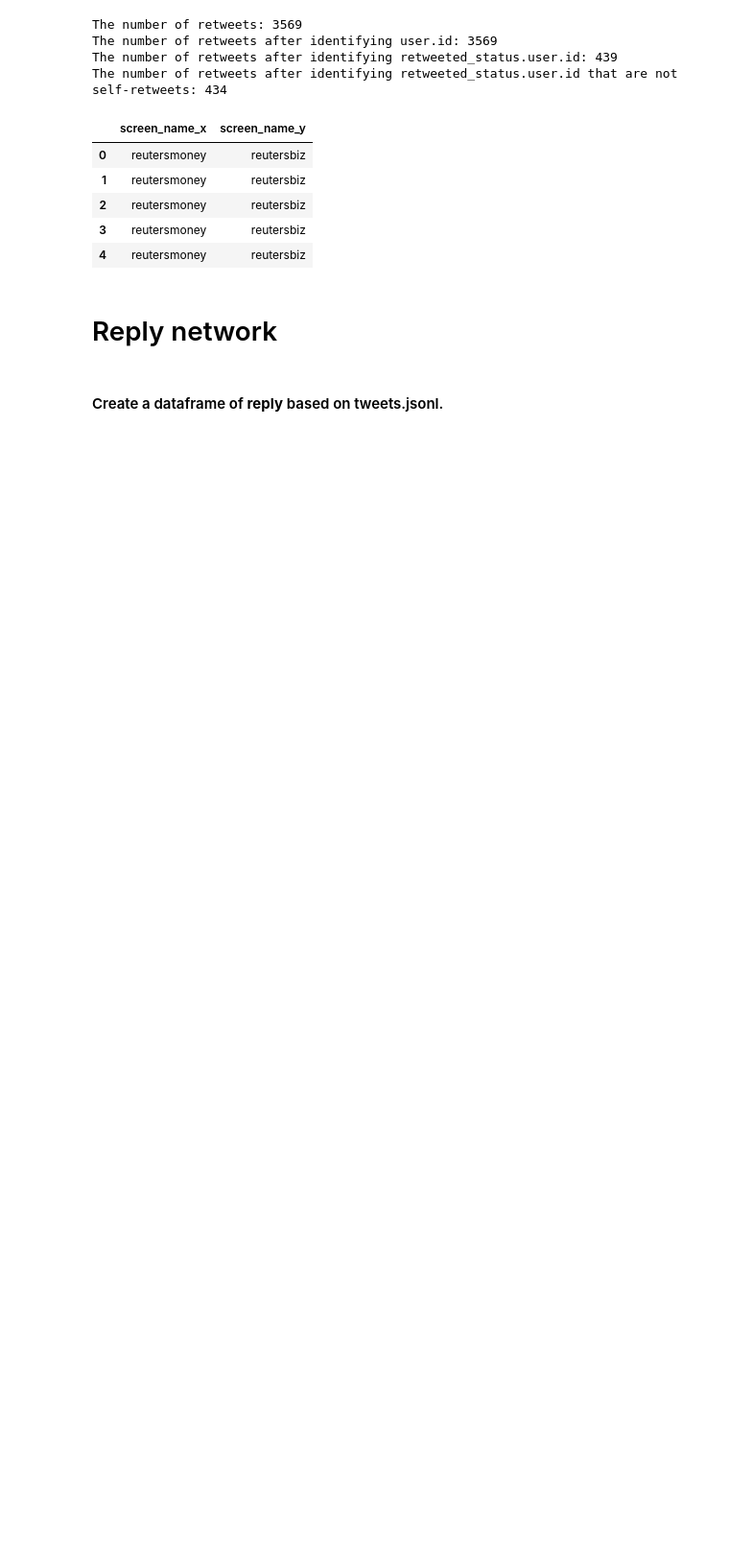
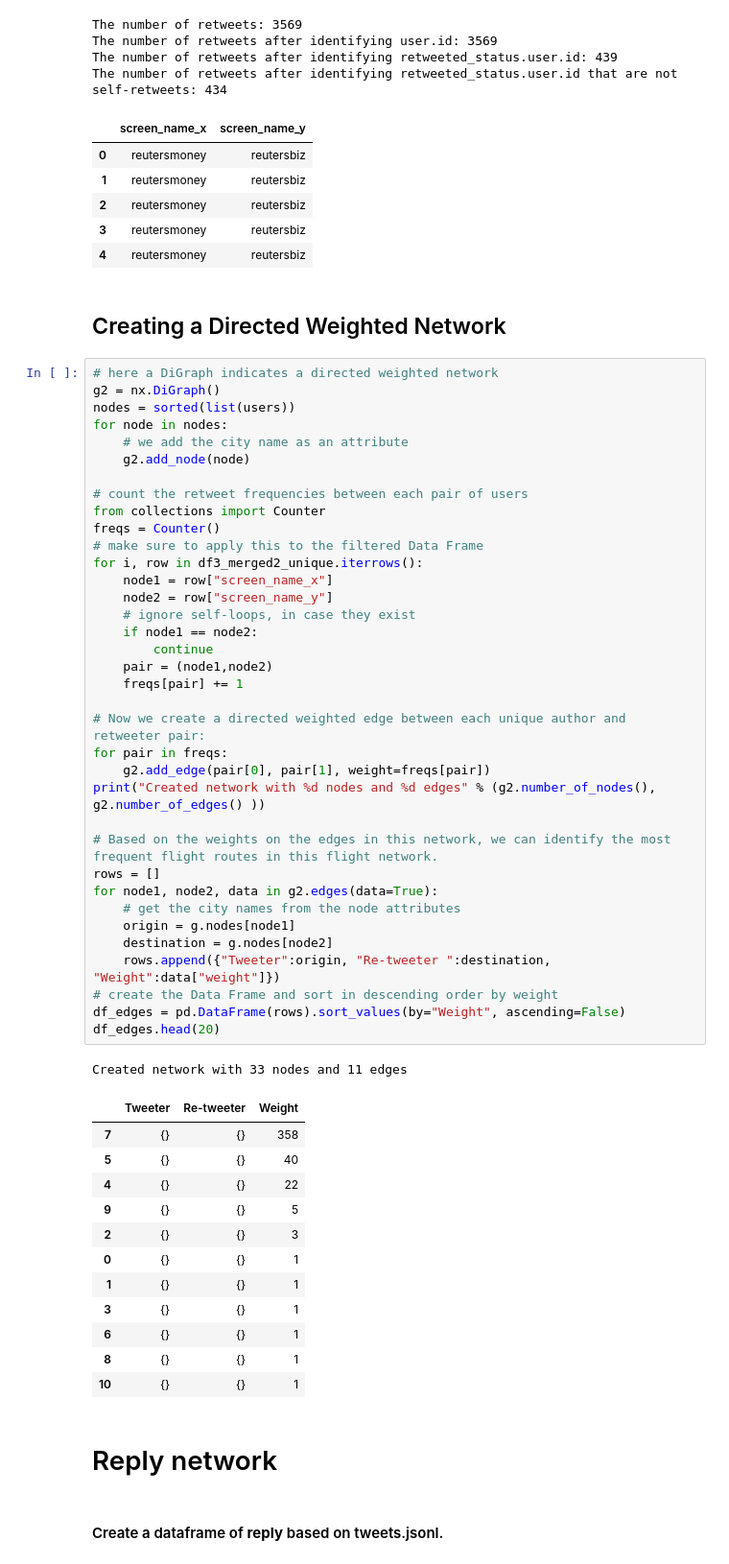
Before and after one commit to kbankowski/2022-11_data-academy, a Jupyter notebook: Level2/Group Projects/07_Network_Twitter/Project_Codes.ipynb, the cells around one changed output. Shown at 96% size. Cells and saved outputs as stored; diff of their text form; blank space fills up the shorter version.

Commit message:
Creating retweets network

```diff
--- a/Level2/Group Projects/07_Network_Twitter/Project_Codes.ipynb
+++ b/Level2/Group Projects/07_Network_Twitter/Project_Codes.ipynb
@@ -343,6 +343,58 @@ The number of retweets after identifying retweeted_status.user.id that are not s
 | 2 | reutersmoney | reutersbiz |
 | 3 | reutersmoney | reutersbiz |
 | 4 | reutersmoney | reutersbiz |
+# %% [markdown]
+## Creating a Directed Weighted Network
+# %%
+# here a DiGraph indicates a directed weighted network
+g2 = nx.DiGraph()
+nodes = sorted(list(users))
+for node in nodes:
+    # we add the city name as an attribute
+    g2.add_node(node)
+
+# count the retweet frequencies between each pair of users
+from collections import Counter
+freqs = Counter()
+# make sure to apply this to the filtered Data Frame
+for i, row in df3_merged2_unique.iterrows():
+    node1 = row["screen_name_x"]
+    node2 = row["screen_name_y"]
+    # ignore self-loops, in case they exist
+    if node1 == node2:
+        continue
+    pair = (node1,node2)
+    freqs[pair] += 1
+
+# Now we create a directed weighted edge between each unique author and retweeter pair:
+for pair in freqs:
+    g2.add_edge(pair[0], pair[1], weight=freqs[pair])
+print("Created network with %d nodes and %d edges" % (g2.number_of_nodes(), g2.number_of_edges() ))
+
+# Based on the weights on the edges in this network, we can identify the most frequent flight routes in this flight network.
+rows = []
+for node1, node2, data in g2.edges(data=True):
+    # get the city names from the node attributes
+    origin = g.nodes[node1]
+    destination = g.nodes[node2]
+    rows.append({"Tweeter":origin, "Re-tweeter ":destination, "Weight":data["weight"]})
+# create the Data Frame and sort in descending order by weight
+df_edges = pd.DataFrame(rows).sort_values(by="Weight", ascending=False)
+df_edges.head(20)
+# %% [output]
+Created network with 33 nodes and 11 edges
+|  | Tweeter | Re-tweeter | Weight |
+| 7 | {} | {} | 358 |
+| 5 | {} | {} | 40 |
+| 4 | {} | {} | 22 |
+| 9 | {} | {} | 5 |
+| 2 | {} | {} | 3 |
+| 0 | {} | {} | 1 |
+| 1 | {} | {} | 1 |
+| 3 | {} | {} | 1 |
+| 6 | {} | {} | 1 |
+| 8 | {} | {} | 1 |
+| 10 | {} | {} | 1 |
 # %% [markdown]
 # Reply network
 # %% [markdown]
```
Also changed, not shown: parts of 2 cells of this notebook.
